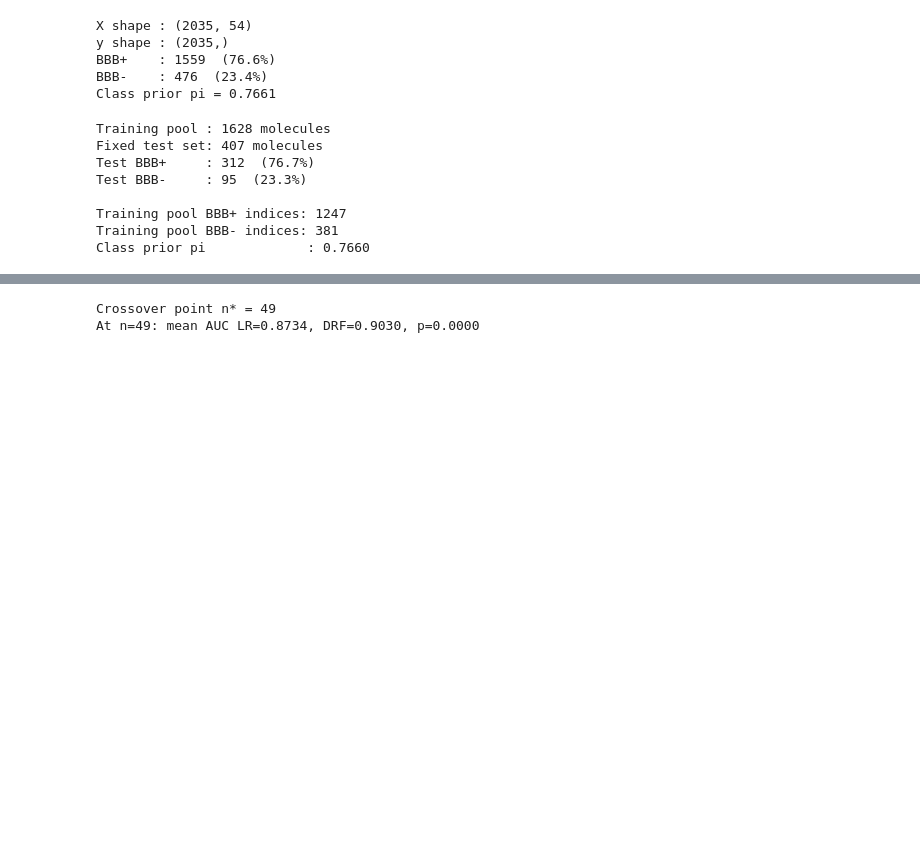
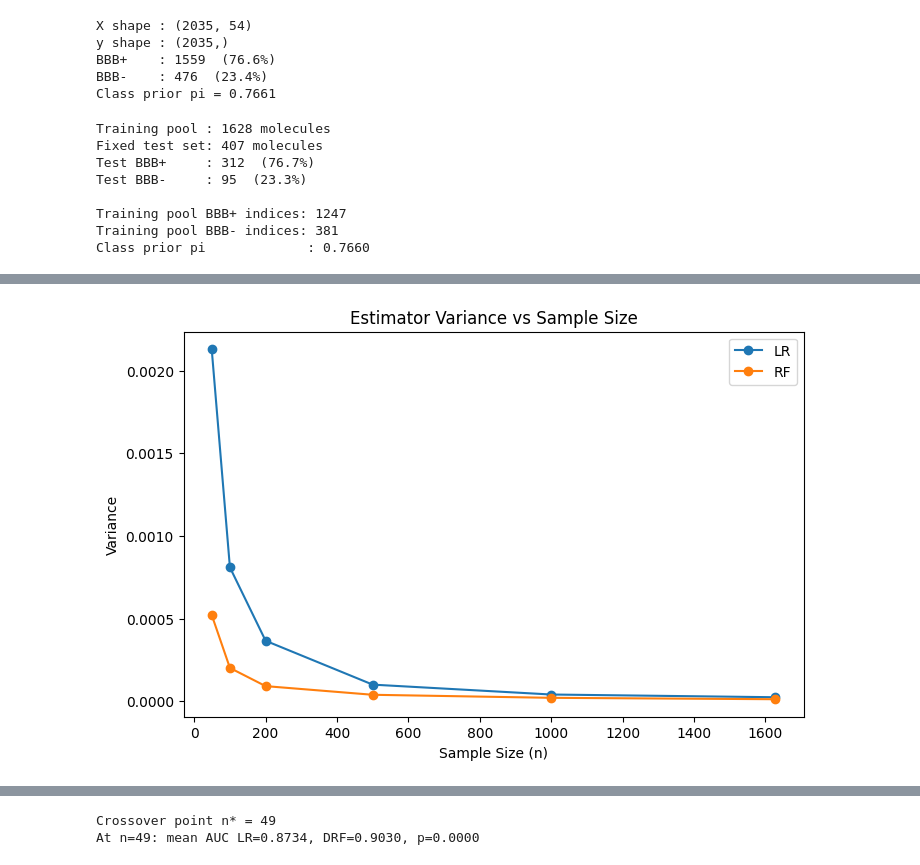
Before and after one commit to flash3105/Deep-learning, a Jupyter notebook: simulation.ipynb, the cells around one changed output, grey strips where cells are left out. Saved outputs shown, nothing was run; the diff lists cells and outputs as text; code cells hidden in the pictures; blank space fills up the shorter version.

```diff
--- a/simulation.ipynb
+++ b/simulation.ipynb
@@ -163,0 +298,14 @@ Simulation complete.
+# %%
+var_auc = df_all.groupby('n')[['AUC_LR','AUC_DRF']].var()
+
+plt.figure(figsize=(8,5))
+plt.plot(var_auc.index, var_auc['AUC_LR'], marker='o', label='LR')
+plt.plot(var_auc.index, var_auc['AUC_DRF'], marker='o', label='RF')
+
+plt.xlabel("Sample Size (n)")
+plt.ylabel("Variance")
+plt.title("Estimator Variance vs Sample Size")
+plt.legend()
+plt.show()
+# %% [output]
+[figure, added]
```
Also changed, not shown: parts of 9 cells of this notebook.
